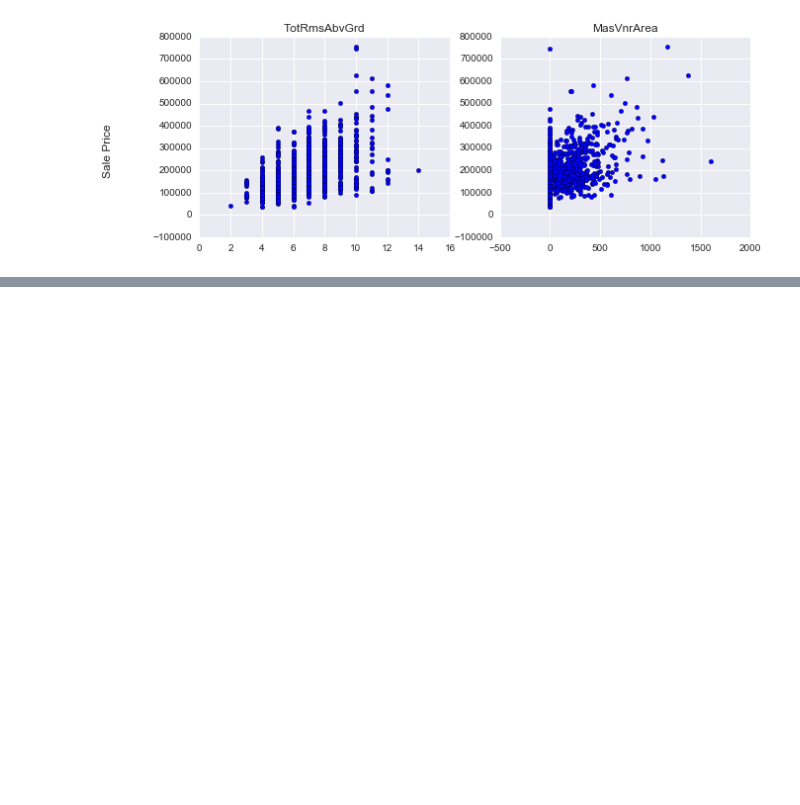
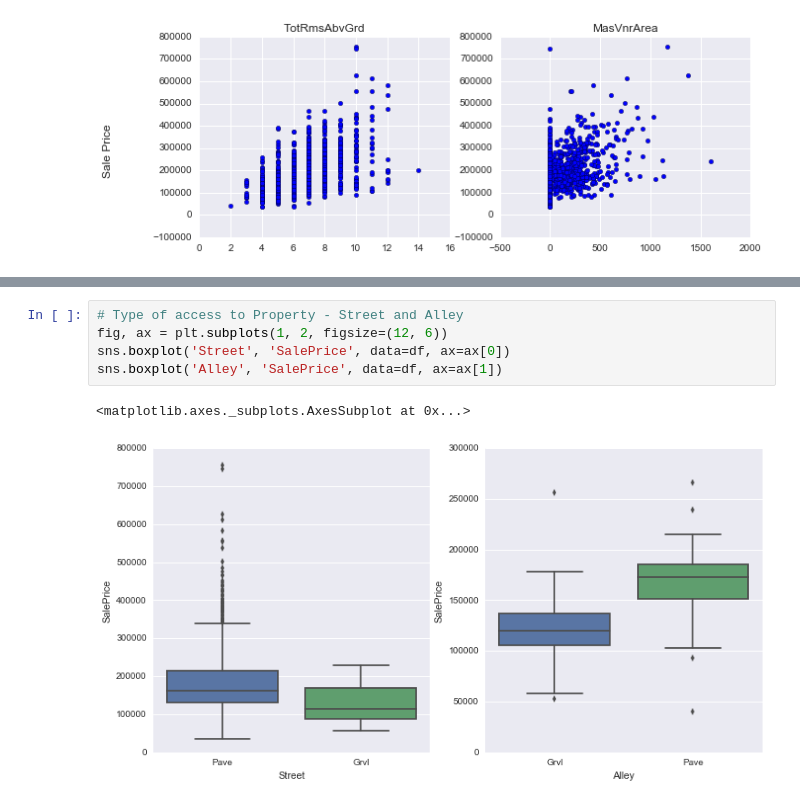
Before and after one commit to rajashreebaradur/Kaggle_HousePrices, a Jupyter notebook: getting_cleaning_data.ipynb, the cells around one changed output, grey strips where cells are left out. Saved outputs shown, nothing was run; the diff lists cells and outputs as text; blank space fills up the shorter version.

```diff
--- a/getting_cleaning_data.ipynb
+++ b/getting_cleaning_data.ipynb
@@ -235,0 +245,8 @@ fig.text(-0.01, 0.5, 'Sale Price', va='center', rotation='vertical', fontsize =
+# %%
+# Type of access to Property - Street and Alley
+fig, ax = plt.subplots(1, 2, figsize=(12, 6))
+sns.boxplot('Street', 'SalePrice', data=df, ax=ax[0])
+sns.boxplot('Alley', 'SalePrice', data=df, ax=ax[1])
+# %% [output]
+<matplotlib.axes._subplots.AxesSubplot at 0x...>
+[figure, added]
```
Also changed, not shown: parts of 7 cells of this notebook.
